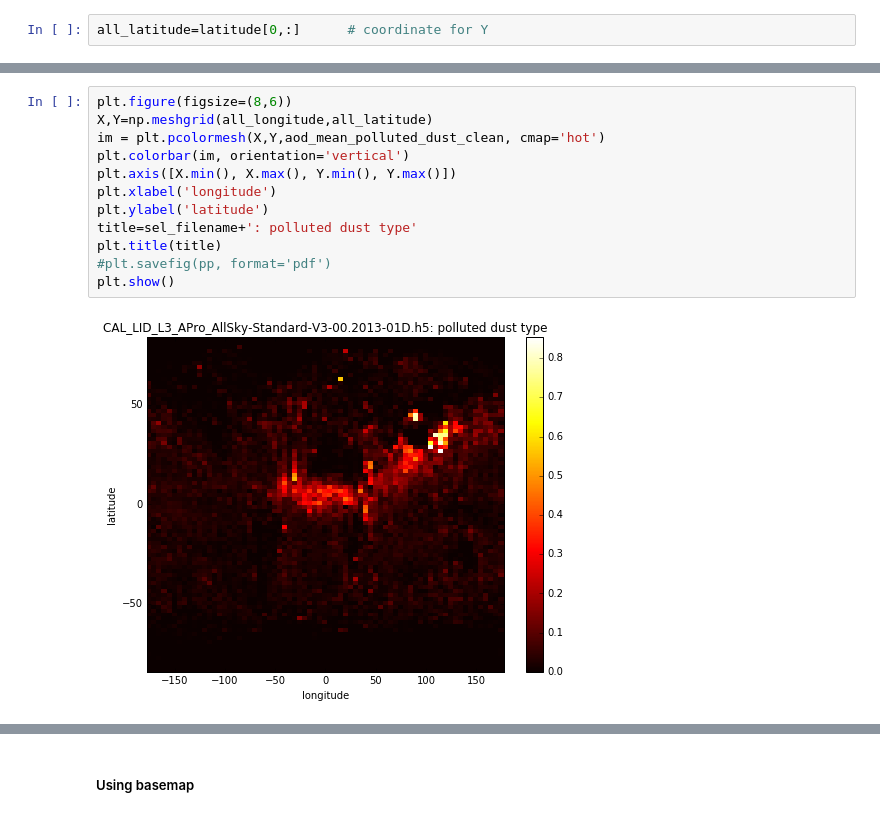
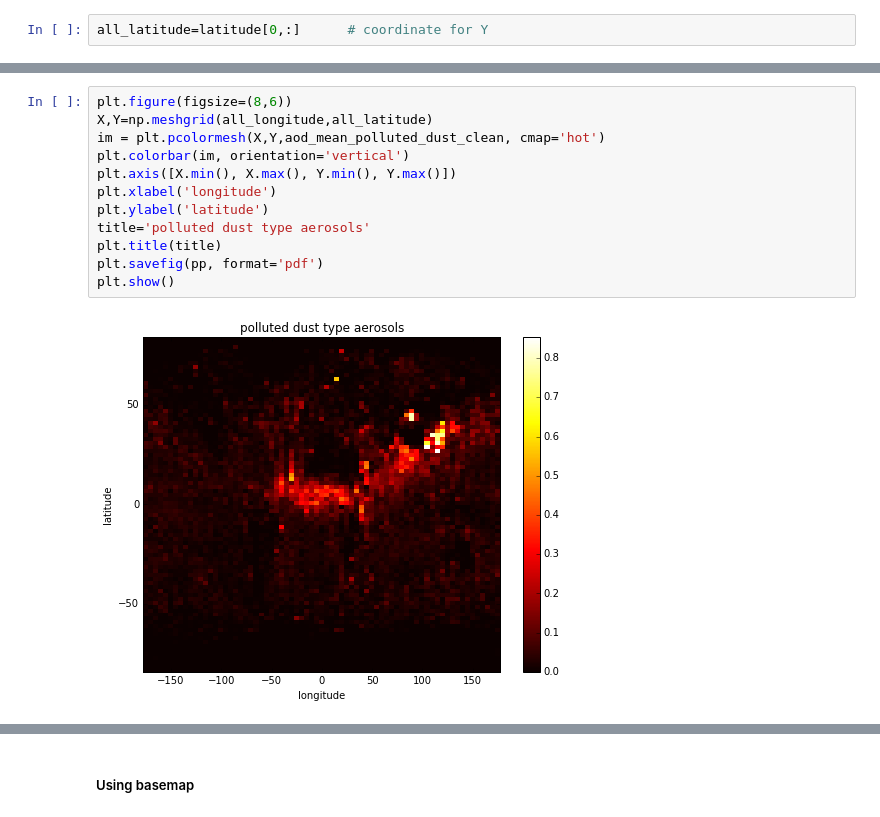
Before and after one commit to sylvielsstfr/caliopL3Ana, a Jupyter notebook: ExploreL3Aerosolsv0.ipynb, the cells around one changed output, grey strips where cells are left out. Cells and saved outputs as stored; diff of their text form.

```diff
--- a/ExploreL3Aerosolsv0.ipynb
+++ b/ExploreL3Aerosolsv0.ipynb
@@ -200,17 +200,17 @@ plt.show()
 # %%
 plt.figure(figsize=(8,6))
 X,Y=np.meshgrid(all_longitude,all_latitude)
 im = plt.pcolormesh(X,Y,aod_mean_polluted_dust_clean, cmap='hot')
 plt.colorbar(im, orientation='vertical')
 plt.axis([X.min(), X.max(), Y.min(), Y.max()])
 plt.xlabel('longitude')
 plt.ylabel('latitude')
-title=sel_filename+': polluted dust type'
+title='polluted dust type aerosols'
 plt.title(title)
-#plt.savefig(pp, format='pdf')
+plt.savefig(pp, format='pdf')
 plt.show()
 # %% [output]
-[figure, old version]
+[figure, new version]
 # %%
 plt.figure(figsize=(8,6))
 X,Y=np.meshgrid(all_longitude,all_latitude)
```
Also changed, not shown: parts of 15 cells of this notebook.
